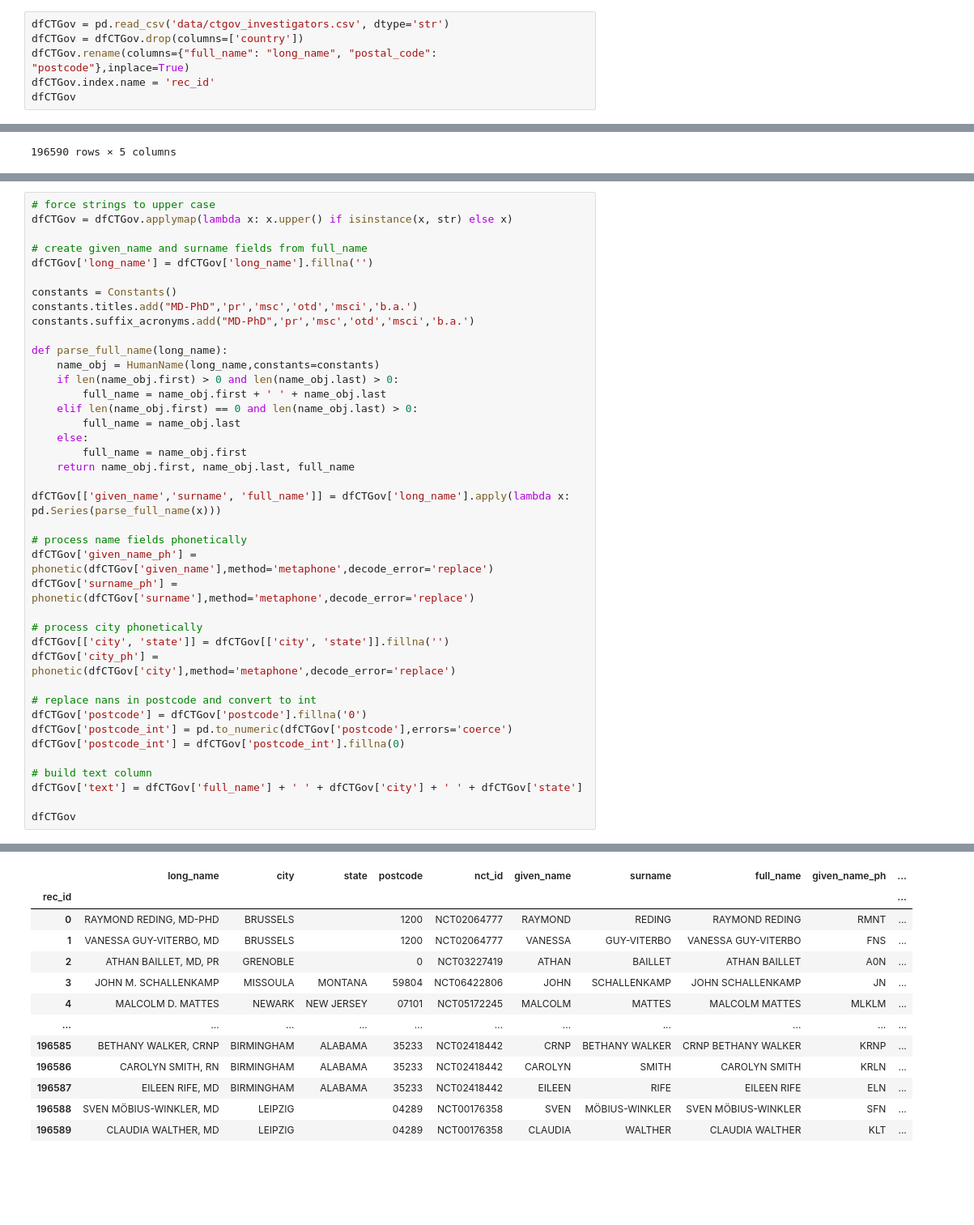
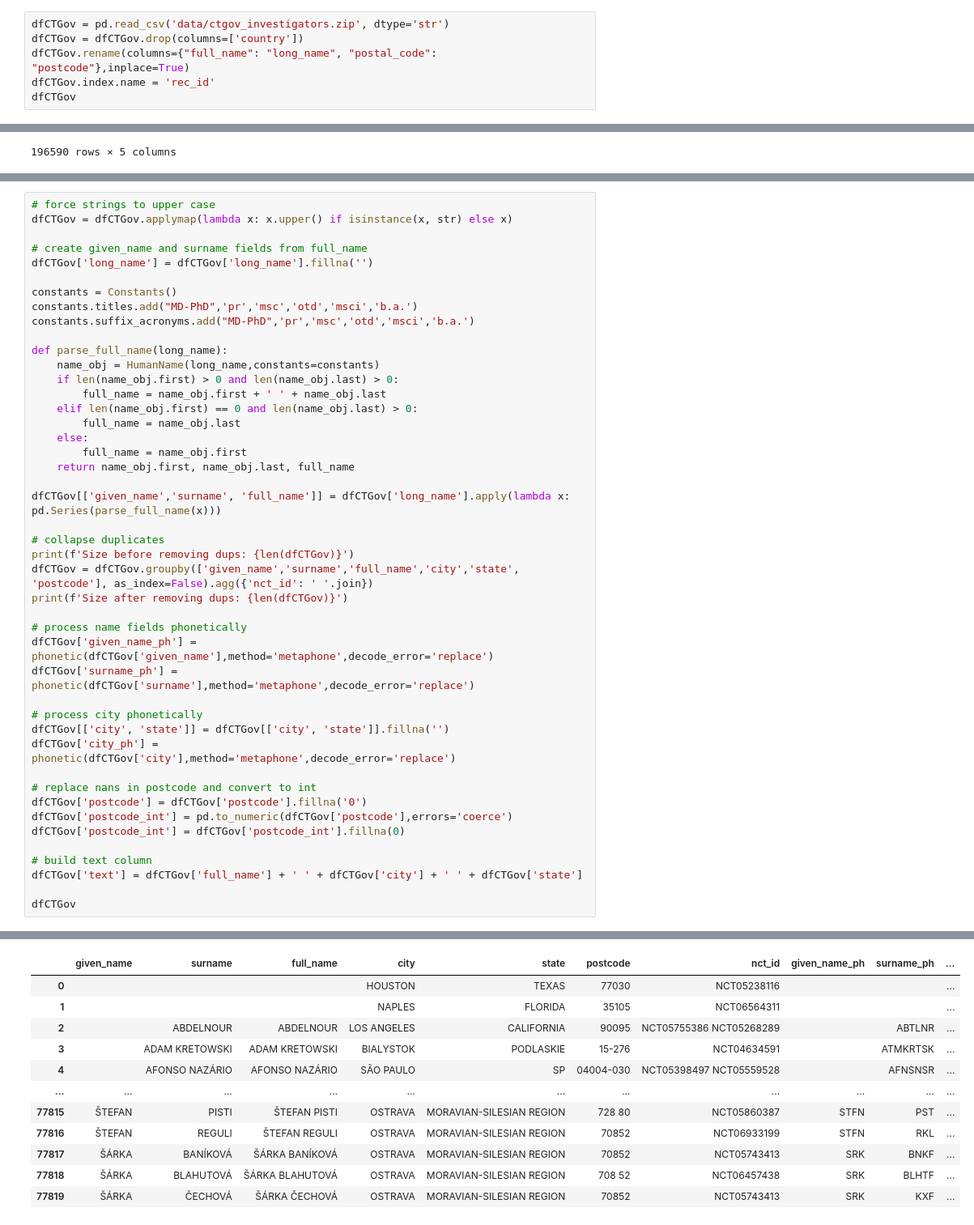
Before and after one commit to vincemarinelli/record_linkage, a Jupyter notebook: record_linkage.ipynb, the cells around one changed output, grey strips where cells are left out. Shown at 81% size. Cells and saved outputs as stored; diff of their text form; blank space fills up the shorter version.

```diff
--- a/record_linkage.ipynb
+++ b/record_linkage.ipynb
@@ -663,7 +672,7 @@ The ClinicalTrials.gov investigators list was generated by downloading a snapsho
         ctgov.facility_investigators b
             on a.id = b.facility_id;
 # %%
-dfCTGov = pd.read_csv('data/ctgov_investigators.csv', dtype='str')
+dfCTGov = pd.read_csv('data/ctgov_investigators.zip', dtype='str')
 dfCTGov = dfCTGov.drop(columns=['country'])
 dfCTGov.rename(columns={"full_name": "long_name", "postal_code": "postcode"},inplace=True)
 dfCTGov.index.name = 'rec_id'
@@ -765,6 +774,11 @@ def parse_full_name(long_name):
 
 dfCTGov[['given_name','surname', 'full_name']] = dfCTGov['long_name'].apply(lambda x: pd.Series(parse_full_name(x)))
 
+# collapse duplicates
+print(f'Size before removing dups: {len(dfCTGov)}')
+dfCTGov = dfCTGov.groupby(['given_name','surname','full_name','city','state', 'postcode'], as_index=False).agg({'nct_id': ' '.join})
+print(f'Size after removing dups: {len(dfCTGov)}')
+
 # process name fields phonetically
 dfCTGov['given_name_ph'] = phonetic(dfCTGov['given_name'],method='metaphone',decode_error='replace')
 dfCTGov['surname_ph'] = phonetic(dfCTGov['surname'],method='metaphone',decode_error='replace')
@@ -786,13 +802,12 @@ dfCTGov
-|  | long_name | city | state | postcode | nct_id | given_name | surname | full_name | given_name_ph | ... |
-| rec_id |  |  |  |  |  |  |  |  |  | ... |
-| 0 | RAYMOND REDING, MD-PHD | BRUSSELS |  | 1200 | NCT02064777 | RAYMOND | REDING | RAYMOND REDING | RMNT | ... |
-| 1 | VANESSA GUY-VITERBO, MD | BRUSSELS |  | 1200 | NCT02064777 | VANESSA | GUY-VITERBO | VANESSA GUY-VITERBO | FNS | ... |
-| 2 | ATHAN BAILLET, MD, PR | GRENOBLE |  | 0 | NCT03227419 | ATHAN | BAILLET | ATHAN BAILLET | A0N | ... |
-| 3 | JOHN M. SCHALLENKAMP | MISSOULA | MONTANA | 59804 | NCT06422806 | JOHN | SCHALLENKAMP | JOHN SCHALLENKAMP | JN | ... |
-| 4 | MALCOLM D. MATTES | NEWARK | NEW JERSEY | 07101 | NCT05172245 | MALCOLM | MATTES | MALCOLM MATTES | MLKLM | ... |
+|  | given_name | surname | full_name | city | state | postcode | nct_id | given_name_ph | surname_ph | ... |
+| 0 |  |  |  | HOUSTON | TEXAS | 77030 | NCT05238116 |  |  | ... |
+| 1 |  |  |  | NAPLES | FLORIDA | 35105 | NCT06564311 |  |  | ... |
+| 2 |  | ABDELNOUR | ABDELNOUR | LOS ANGELES | CALIFORNIA | 90095 | NCT05755386 NCT05268289 |  | ABTLNR | ... |
+| 3 |  | ADAM KRETOWSKI | ADAM KRETOWSKI | BIALYSTOK | PODLASKIE | 15-276 | NCT04634591 |  | ATMKRTSK | ... |
+| 4 |  | AFONSO NAZÁRIO | AFONSO NAZÁRIO | SÃO PAULO | SP | 04004-030 | NCT05398497 NCT05559528 |  | AFNSNSR | ... |
 | ... | ... | ... | ... | ... | ... | ... | ... | ... | ... | ... |
-| 196585 | BETHANY WALKER, CRNP | BIRMINGHAM | ALABAMA | 35233 | NCT02418442 | CRNP | BETHANY WALKER | CRNP BETHANY WALKER | KRNP | ... |
-| 196586 | CAROLYN SMITH, RN | BIRMINGHAM | ALABAMA | 35233 | NCT02418442 | CAROLYN | SMITH | CAROLYN SMITH | KRLN | ... |
-| 196587 | EILEEN RIFE, MD | BIRMINGHAM | ALABAMA | 35233 | NCT02418442 | EILEEN | RIFE | EILEEN RIFE | ELN | ... |
-| 196588 | SVEN MÖBIUS-WINKLER, MD | LEIPZIG |  | 04289 | NCT00176358 | SVEN | MÖBIUS-WINKLER | SVEN MÖBIUS-WINKLER | SFN | ... |
-| 196589 | CLAUDIA WALTHER, MD | LEIPZIG |  | 04289 | NCT00176358 | CLAUDIA | WALTHER | CLAUDIA WALTHER | KLT | ... |
+| 77815 | ŠTEFAN | PISTI | ŠTEFAN PISTI | OSTRAVA | MORAVIAN-SILESIAN REGION | 728 80 | NCT05860387 | STFN | PST | ... |
+| 77816 | ŠTEFAN | REGULI | ŠTEFAN REGULI | OSTRAVA | MORAVIAN-SILESIAN REGION | 70852 | NCT06933199 | STFN | RKL | ... |
+| 77817 | ŠÁRKA | BANÍKOVÁ | ŠÁRKA BANÍKOVÁ | OSTRAVA | MORAVIAN-SILESIAN REGION | 70852 | NCT05743413 | SRK | BNKF | ... |
+| 77818 | ŠÁRKA | BLAHUTOVÁ | ŠÁRKA BLAHUTOVÁ | OSTRAVA | MORAVIAN-SILESIAN REGION | 708 52 | NCT06457438 | SRK | BLHTF | ... |
+| 77819 | ŠÁRKA | ČECHOVÁ | ŠÁRKA ČECHOVÁ | OSTRAVA | MORAVIAN-SILESIAN REGION | 70852 | NCT05743413 | SRK | KXF | ... |
```
Also changed, not shown: parts of 35 cells of this notebook, 1 other file.
